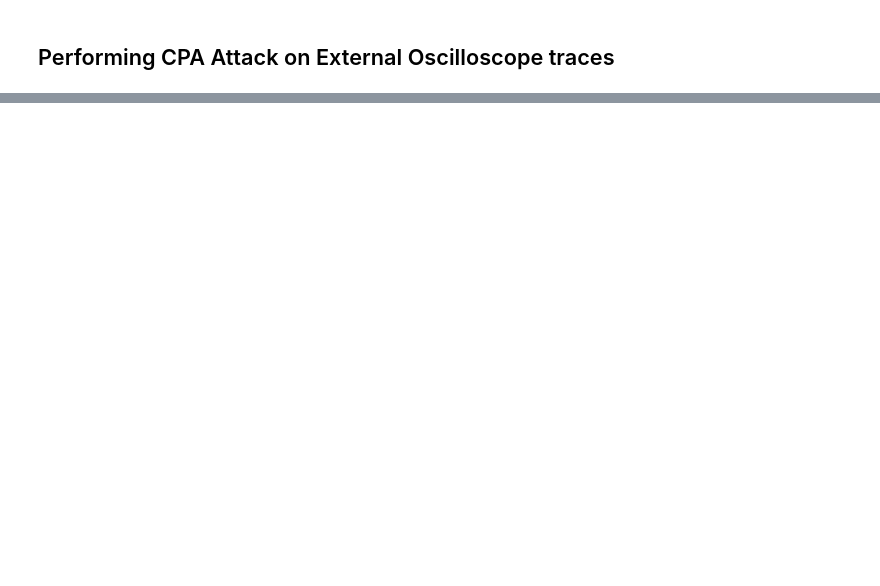
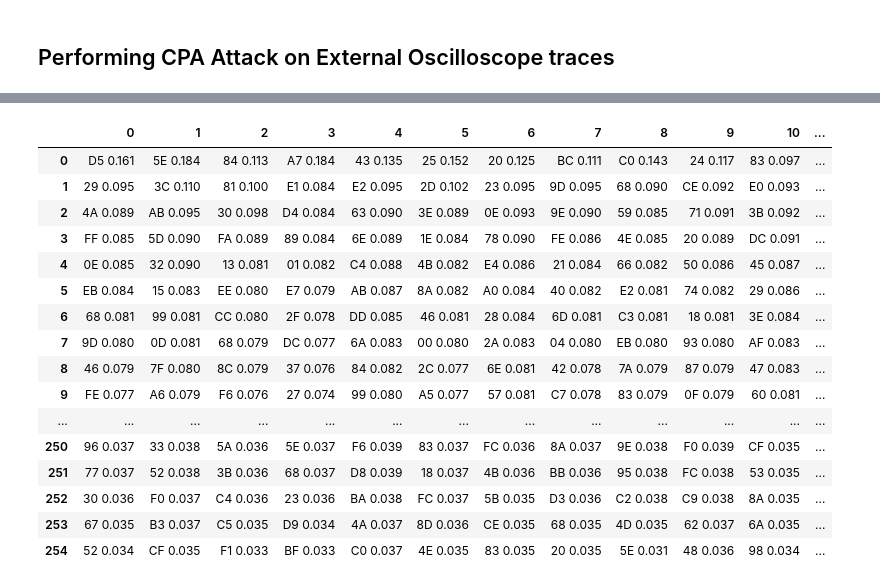
Before and after one commit to Tayebwa-ian/AdvSecEng25-SCA-framework, a Jupyter notebook: src/py/new_analysis2.ipynb, the cells around one changed output, grey strips where cells are left out. Cells and saved outputs as stored; diff of their text form; code cells hidden in the pictures; blank space fills up the shorter version.

```diff
--- a/src/py/new_analysis2.ipynb
+++ b/src/py/new_analysis2.ipynb
@@ -237,0 +242,8 @@ for subkey in recv_key:
+# %%
+cw_container = cw_lascar.CWContainer(proj, proj.textouts, end=2000) #optional start and end args set start and end points for analysis
+guess_range = range(256)
+
+leakage = cw_lascar.lastround_HD_gen
+
+cpa_engines = [CpaEngine("cpa_%02d" % i, leakage(i), guess_range) for i in range(16)]
+session = Session(cw_container, engines=cpa_engines).run(batch_size=50)
@@ -237,0 +253,22 @@ for subkey in recv_key:
+# %%
+last_round_key = cwa.aes_funcs.key_schedule_rounds(list(proj.keys[0]),0,10)
+disp = cw_lascar.LascarDisplay(cpa_engines, last_round_key)
+disp.show_pge()
+# %% [output]
+|  | 0 | 1 | 2 | 3 | 4 | 5 | 6 | 7 | 8 | 9 | 10 | ... |
+| 0 | D5 0.161 | 5E 0.184 | 84 0.113 | A7 0.184 | 43 0.135 | 25 0.152 | 20 0.125 | BC 0.111 | C0 0.143 | 24 0.117 | 83 0.097 | ... |
+| 1 | 29 0.095 | 3C 0.110 | 81 0.100 | E1 0.084 | E2 0.095 | 2D 0.102 | 23 0.095 | 9D 0.095 | 68 0.090 | CE 0.092 | E0 0.093 | ... |
+| 2 | 4A 0.089 | AB 0.095 | 30 0.098 | D4 0.084 | 63 0.090 | 3E 0.089 | 0E 0.093 | 9E 0.090 | 59 0.085 | 71 0.091 | 3B 0.092 | ... |
+| 3 | FF 0.085 | 5D 0.090 | FA 0.089 | 89 0.084 | 6E 0.089 | 1E 0.084 | 78 0.090 | FE 0.086 | 4E 0.085 | 20 0.089 | DC 0.091 | ... |
+| 4 | 0E 0.085 | 32 0.090 | 13 0.081 | 01 0.082 | C4 0.088 | 4B 0.082 | E4 0.086 | 21 0.084 | 66 0.082 | 50 0.086 | 45 0.087 | ... |
+| 5 | EB 0.084 | 15 0.083 | EE 0.080 | E7 0.079 | AB 0.087 | 8A 0.082 | A0 0.084 | 40 0.082 | E2 0.081 | 74 0.082 | 29 0.086 | ... |
+| 6 | 68 0.081 | 99 0.081 | CC 0.080 | 2F 0.078 | DD 0.085 | 46 0.081 | 28 0.084 | 6D 0.081 | C3 0.081 | 18 0.081 | 3E 0.084 | ... |
+| 7 | 9D 0.080 | 0D 0.081 | 68 0.079 | DC 0.077 | 6A 0.083 | 00 0.080 | 2A 0.083 | 04 0.080 | EB 0.080 | 93 0.080 | AF 0.083 | ... |
+| 8 | 46 0.079 | 7F 0.080 | 8C 0.079 | 37 0.076 | 84 0.082 | 2C 0.077 | 6E 0.081 | 42 0.078 | 7A 0.079 | 87 0.079 | 47 0.083 | ... |
+| 9 | FE 0.077 | A6 0.079 | F6 0.076 | 27 0.074 | 99 0.080 | A5 0.077 | 57 0.081 | C7 0.078 | 83 0.079 | 0F 0.079 | 60 0.081 | ... |
+| ... | ... | ... | ... | ... | ... | ... | ... | ... | ... | ... | ... | ... |
+| 250 | 96 0.037 | 33 0.038 | 5A 0.036 | 5E 0.037 | F6 0.039 | 83 0.037 | FC 0.036 | 8A 0.037 | 9E 0.038 | F0 0.039 | CF 0.035 | ... |
+| 251 | 77 0.037 | 52 0.038 | 3B 0.036 | 68 0.037 | D8 0.039 | 18 0.037 | 4B 0.036 | BB 0.036 | 95 0.038 | FC 0.038 | 53 0.035 | ... |
+| 252 | 30 0.036 | F0 0.037 | C4 0.036 | 23 0.036 | BA 0.038 | FC 0.037 | 5B 0.035 | D3 0.036 | C2 0.038 | C9 0.038 | 8A 0.035 | ... |
+| 253 | 67 0.035 | B3 0.037 | C5 0.035 | D9 0.034 | 4A 0.037 | 8D 0.036 | CE 0.035 | 68 0.035 | 4D 0.035 | 62 0.037 | 6A 0.035 | ... |
+| 254 | 52 0.034 | CF 0.035 | F1 0.033 | BF 0.033 | C0 0.037 | 4E 0.035 | 83 0.035 | 20 0.035 | 5E 0.031 | 48 0.036 | 98 0.034 | ... |
```
Also changed, not shown: parts of 13 cells of this notebook, 9 other files.
